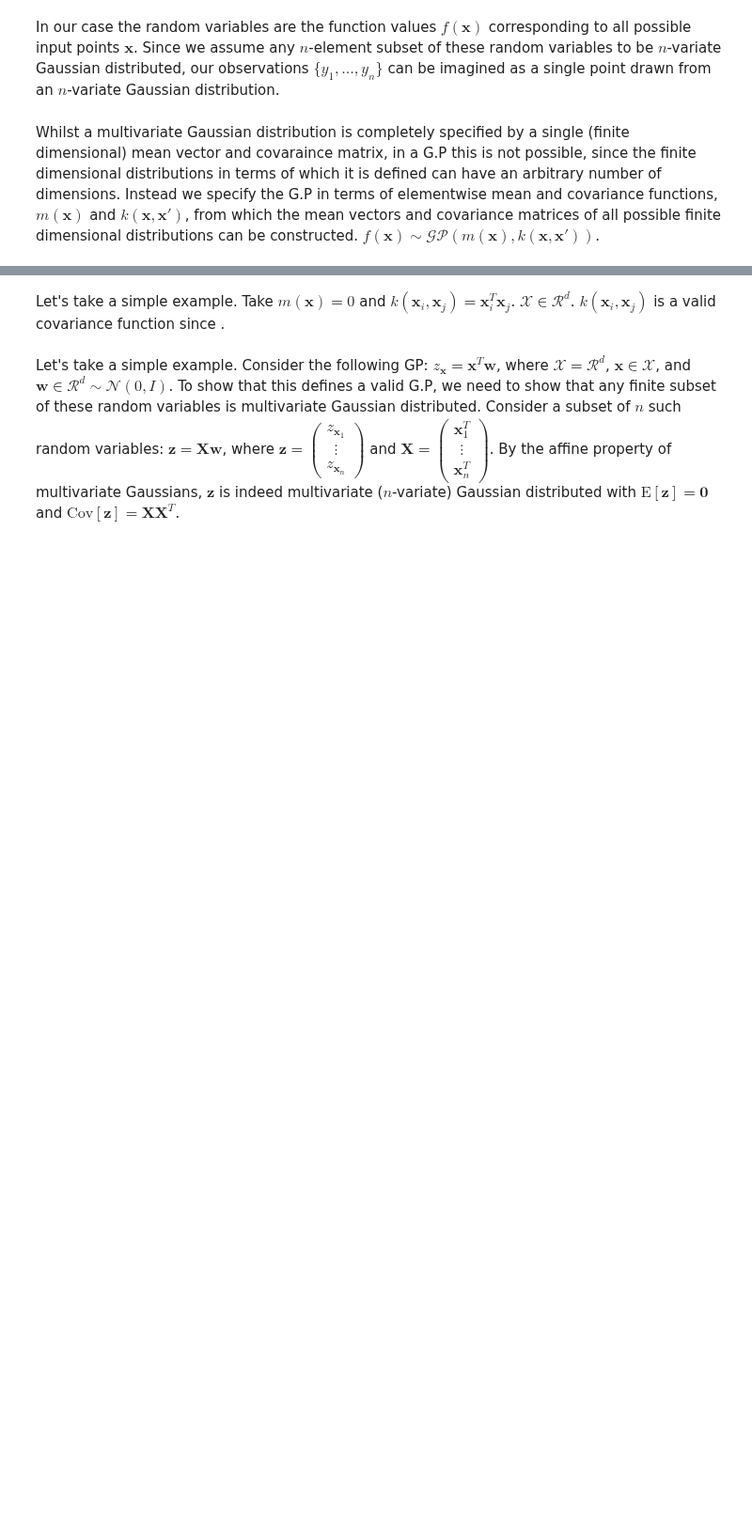
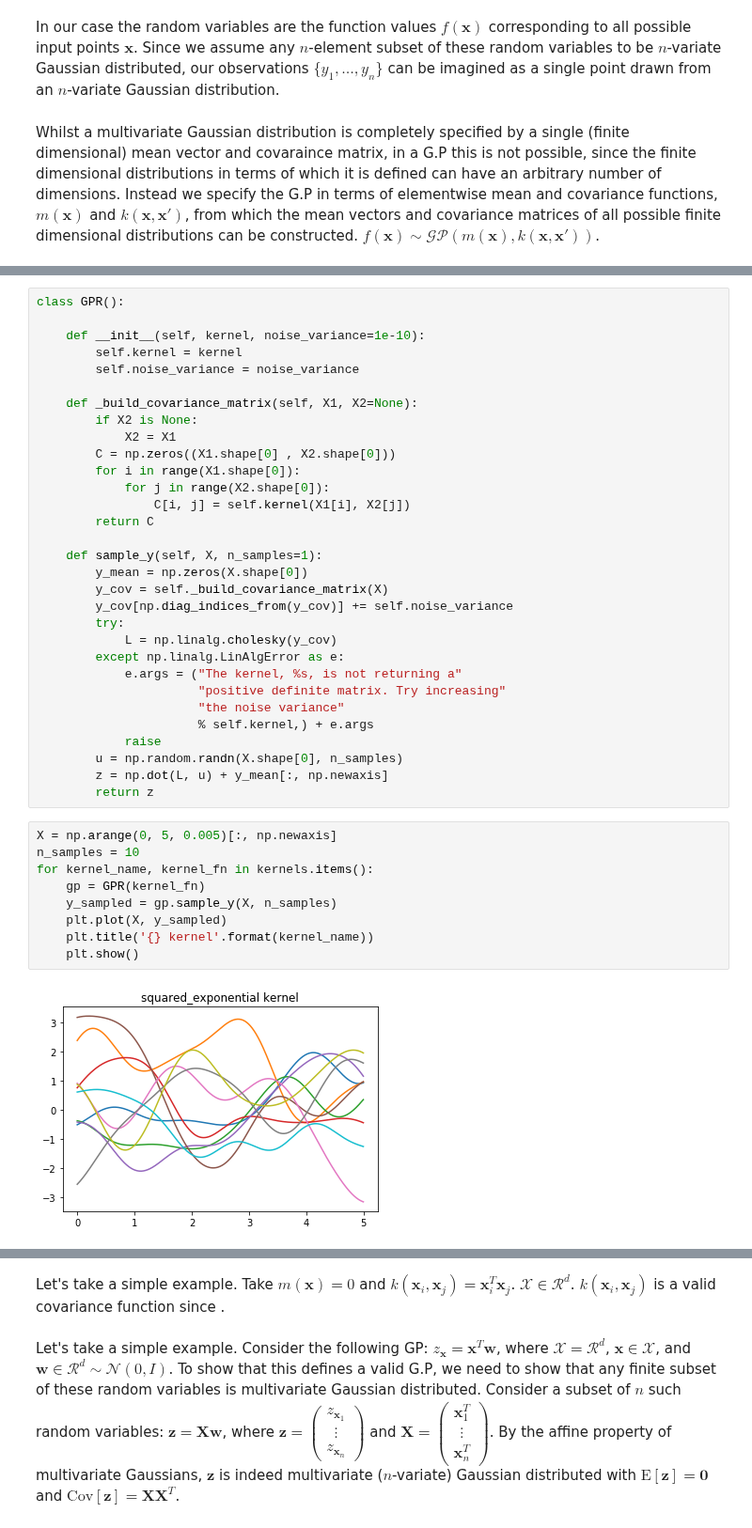
Before and after one commit to michaeloneill/GaussianProcesses, a Jupyter notebook: GPR.ipynb, the cells around one changed output, grey strips where cells are left out. Shown at 94% size. Saved outputs shown, nothing was run; the diff lists cells and outputs as text; blank space fills up the shorter version.

```diff
--- a/GPR.ipynb
+++ b/GPR.ipynb
@@ -15,0 +27,42 @@ $f(\mathbf{x}) \sim \mathcal{GP}(m(\mathbf{x}), k(\mathbf{x}, \mathbf{x}'))$.
+# %%
+class GPR():
+
+    def __init__(self, kernel, noise_variance=1e-10):
+        self.kernel = kernel
+        self.noise_variance = noise_variance
+
+    def _build_covariance_matrix(self, X1, X2=None):
+        if X2 is None:
+            X2 = X1
+        C = np.zeros((X1.shape[0] , X2.shape[0]))
+        for i in range(X1.shape[0]):
+            for j in range(X2.shape[0]):
+                C[i, j] = self.kernel(X1[i], X2[j])
+        return C
+
+    def sample_y(self, X, n_samples=1):
+        y_mean = np.zeros(X.shape[0])
+        y_cov = self._build_covariance_matrix(X)
+        y_cov[np.diag_indices_from(y_cov)] += self.noise_variance
+        try:
+            L = np.linalg.cholesky(y_cov)
+        except np.linalg.LinAlgError as e:
+            e.args = ("The kernel, %s, is not returning a"
+                      "positive definite matrix. Try increasing"
+                      "the noise variance"
+                      % self.kernel,) + e.args
+            raise
+        u = np.random.randn(X.shape[0], n_samples)
+        z = np.dot(L, u) + y_mean[:, np.newaxis]
+        return z
+# %%
+X = np.arange(0, 5, 0.005)[:, np.newaxis]
+n_samples = 10
+for kernel_name, kernel_fn in kernels.items():
+    gp = GPR(kernel_fn)
+    y_sampled = gp.sample_y(X, n_samples)
+    plt.plot(X, y_sampled)
+    plt.title('{} kernel'.format(kernel_name))
+    plt.show()
+# %% [output]
+[figure, added]
```
Also changed, not shown: parts of 11 cells of this notebook.
